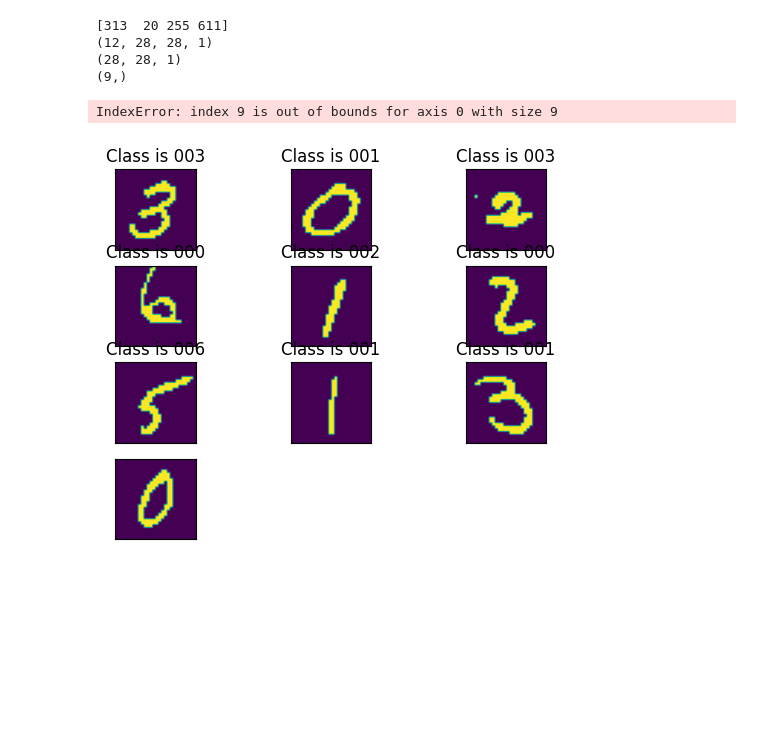
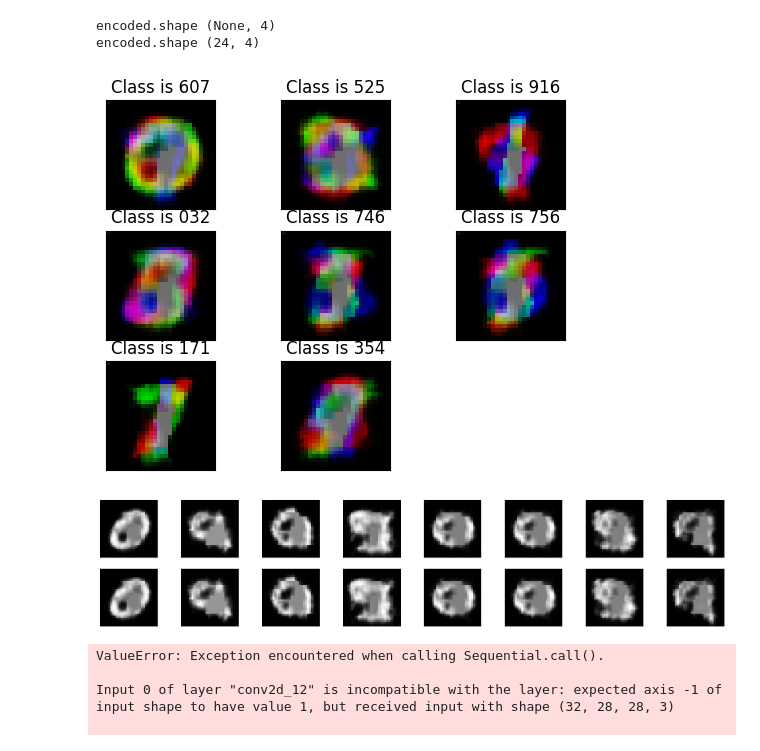
Before and after one commit to gunhamn/public, a Jupyter notebook: DL_Autoencoders/generator_colour_evaluation.ipynb, the cells around one changed output. Cells and saved outputs as stored; diff of their text form; code cells hidden in the pictures; blank space fills up the shorter version.

```diff
--- a/DL_Autoencoders/generator_colour_evaluation.ipynb
+++ b/DL_Autoencoders/generator_colour_evaluation.ipynb
@@ -72,21 +38,16 @@ def merge_images_labels(single_channel_images, labels):
-# %%
-imgWhite, labelsWhite = split_images_labels(img, labels)
-print(imgWhite.shape)
-print(imgWhite[0].shape)
-print(labelsWhite.shape)
-
-gen.plot_example(images=imgWhite, labels=labelsWhite)
-
-imgBack, labelsBack = merge_images_labels(imgWhite, labelsWhite)
-print(imgBack.shape)
-print(imgBack[0].shape)
-print(labelsBack.shape)
-
-gen.plot_example(images=imgBack, labels=labelsBack)
-# %% [output]
-[313  20 255 611]
-(12, 28, 28, 1)
-(28, 28, 1)
-(9,)
-IndexError: index 9 is out of bounds for axis 0 with size 9
-[figure, removed]
+# %%
+AE = load_model('models/autoencoderWorking.keras', custom_objects={'Autoencoder': Autoencoder})
+
+reconstructed_imgs = AE.predictRGB(imgTest)
+generated_imgs = AE.generate_images()
+gen.plot_example(images=reconstructed_imgs, labels=clsTest)
+plot_comparisons(generated_imgs, generated_imgs)
+# %% [output]
+encoded.shape (None, 4)
+encoded.shape (24, 4)
+[figure, added]
+[figure, added]
+ValueError: Exception encountered when calling Sequential.call().
+
+Input 0 of layer "conv2d_12" is incompatible with the layer: expected axis -1 of input shape to have value 1, but received input with shape (32, 28, 28, 3)
+
```
Also changed, not shown: parts of 3 cells of this notebook, 12 other files.
